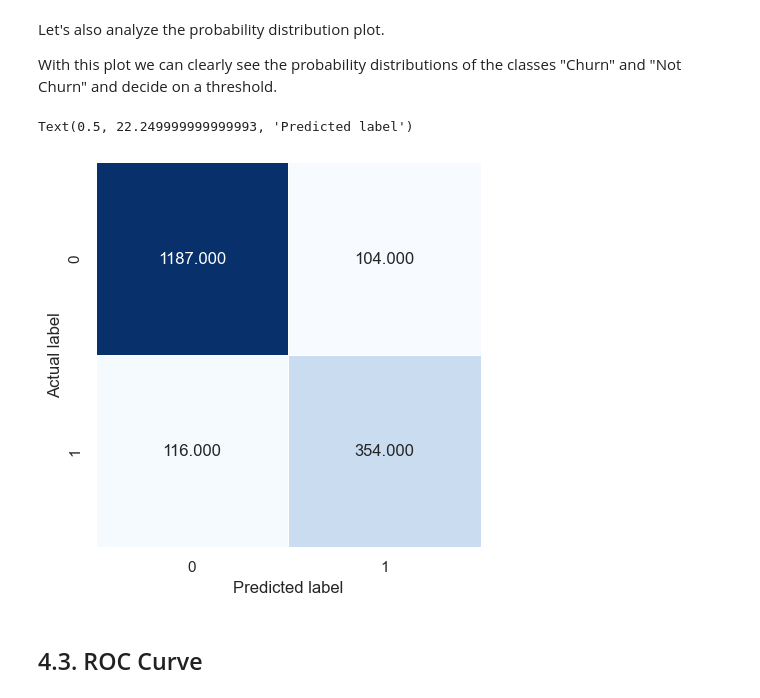
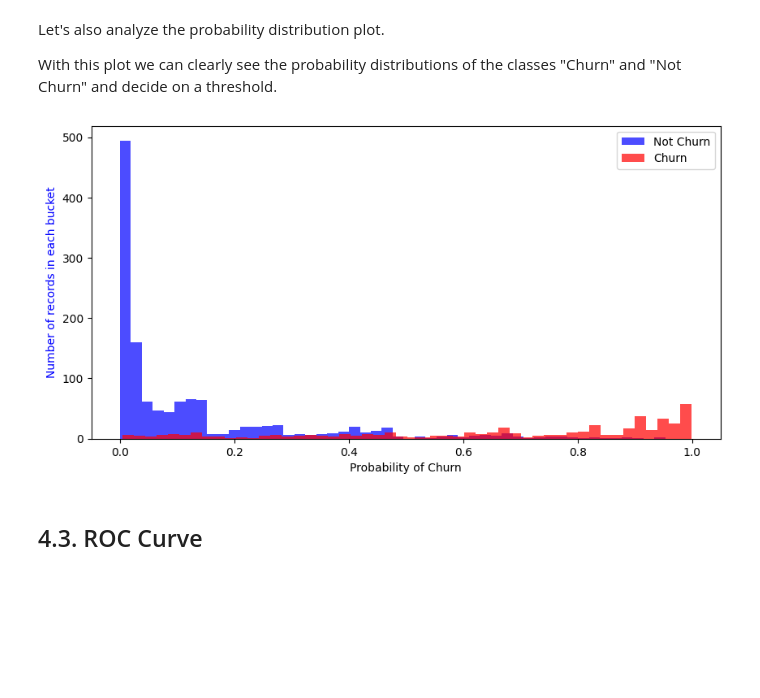
Before and after one commit to Flebor/ML_MINT, a Jupyter notebook: ChurnPred.ipynb, the cells around one changed output. Saved outputs shown, nothing was run; the diff lists cells and outputs as text; code cells hidden in the pictures; blank space fills up the shorter version.

```diff
--- a/ChurnPred.ipynb
+++ b/ChurnPred.ipynb
@@ -897,19 +875,19 @@ Text(0.5, 22.249999999999993, 'Predicted label')
 Let's also analyze the probability distribution plot.
 
 With this plot we can clearly see the probability distributions of the classes "Churn" and "Not Churn" and decide on a threshold.
-# %%
-# Confusion matrix based on actual and predicted classifications
-cm = confusion_matrix(y_test, y_predict_class)
-
-# Plot
-plt.figure(figsize=(5, 5))
-sns.heatmap(cm, annot=True, fmt=".3f", linewidths=.5, square=True, cmap='Blues', cbar=False)
-
-plt.ylabel('Actual label')
-plt.xlabel('Predicted label')
-# %% [output]
-Text(0.5, 22.249999999999993, 'Predicted label')
-[figure, removed]
+# %%
+fig, ax = plt.subplots(figsize=(10,5))
+
+l_nch = ax.hist(y_predict[[p==0 for p in y_test]][:,1], bins=50, label='Not Churn', alpha=0.7, color='b')
+l_ch  = ax.hist(y_predict[[p==1 for p in y_test]][:,1], bins=50, label='Churn', alpha=0.7, color='r')
+
+
+ax.set_xlabel('Probability of Churn')
+ax.set_ylabel('Number of records in each bucket', color='b')
+ax.legend()
+plt.show()
+# %% [output]
+[figure, added]
 # %% [markdown]
 ## 4.3. ROC Curve
 # %% [markdown]
```
Also changed, not shown: parts of 14 cells of this notebook.
